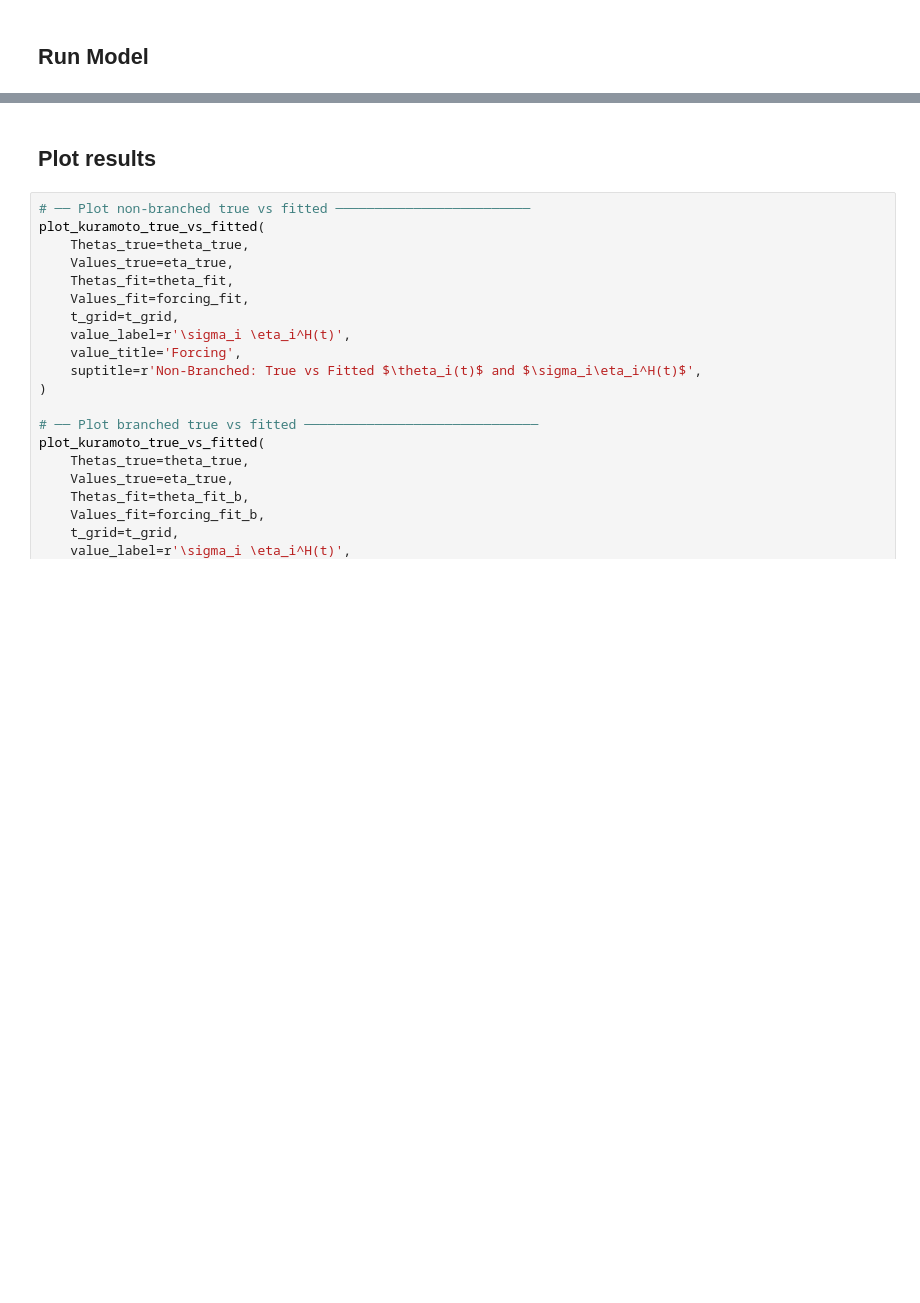
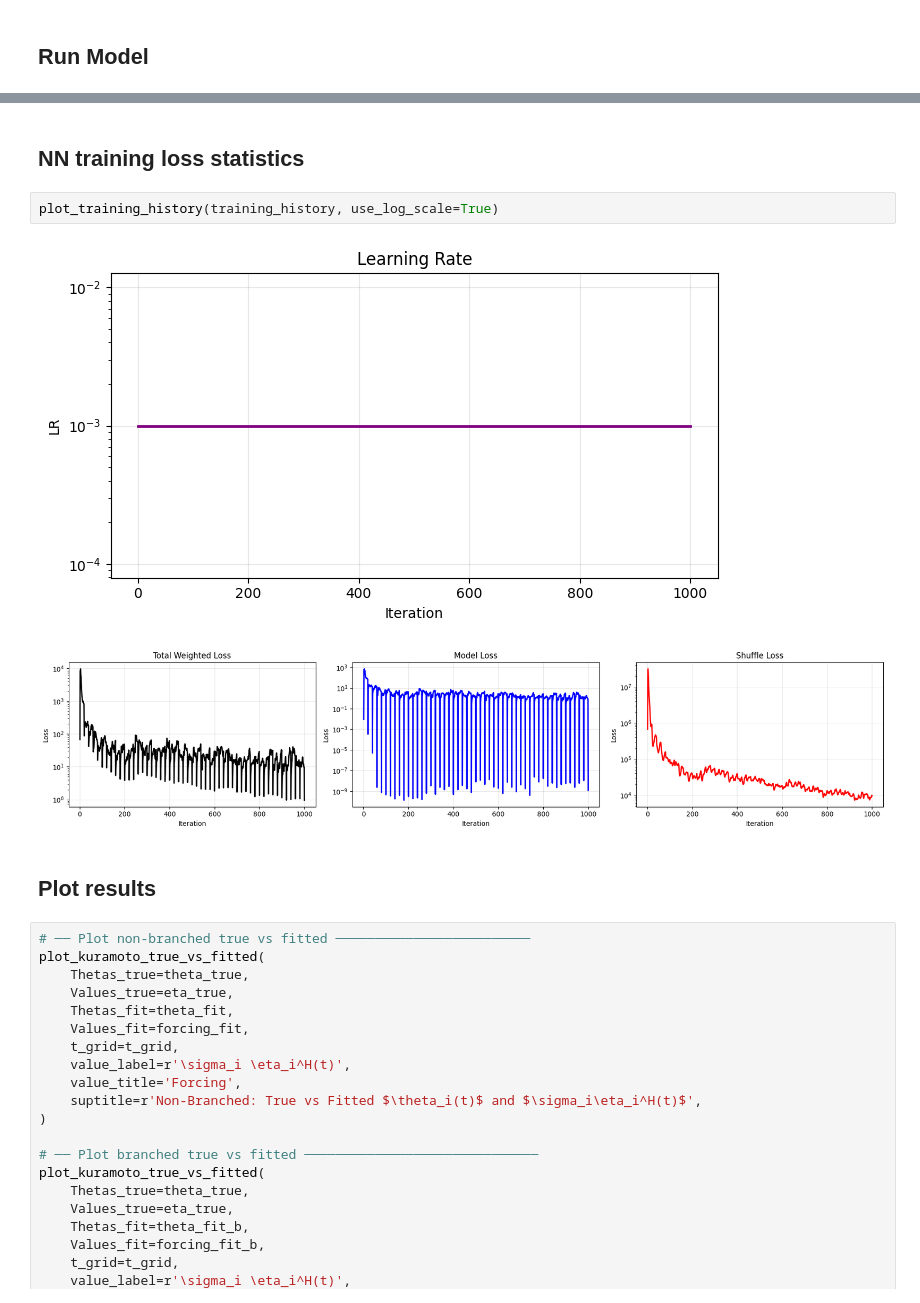
Before and after one commit to CharliePyle4/BSK_ODE, a Jupyter notebook: experiments/6_6_Kuramoto_System.ipynb, the cells around one changed output, grey strips where cells are left out. Cells and saved outputs as stored; diff of their text form; blank space fills up the shorter version.

```diff
--- a/experiments/6_6_Kuramoto_System.ipynb
+++ b/experiments/6_6_Kuramoto_System.ipynb
@@ -239,3 +242,10 @@ branched model forcing match loss: 9.330e-09
+# %% [markdown]
+## NN training loss statistics
+# %%
+plot_training_history(training_history, use_log_scale=True)
+# %% [output]
+[figure, added]
+[figure, added]
 # %% [markdown]
 ## Plot results
 # %%
```
Also changed, not shown: parts of 5 cells of this notebook, 2 other files.
